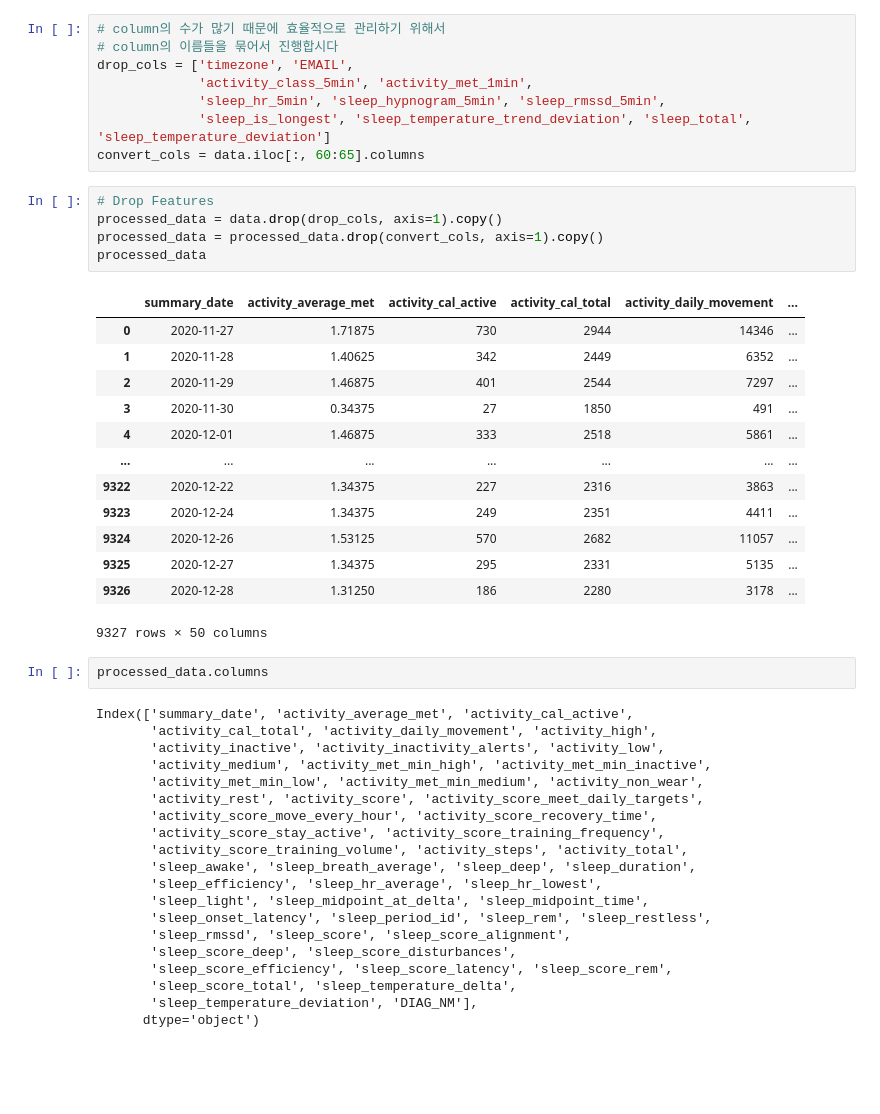
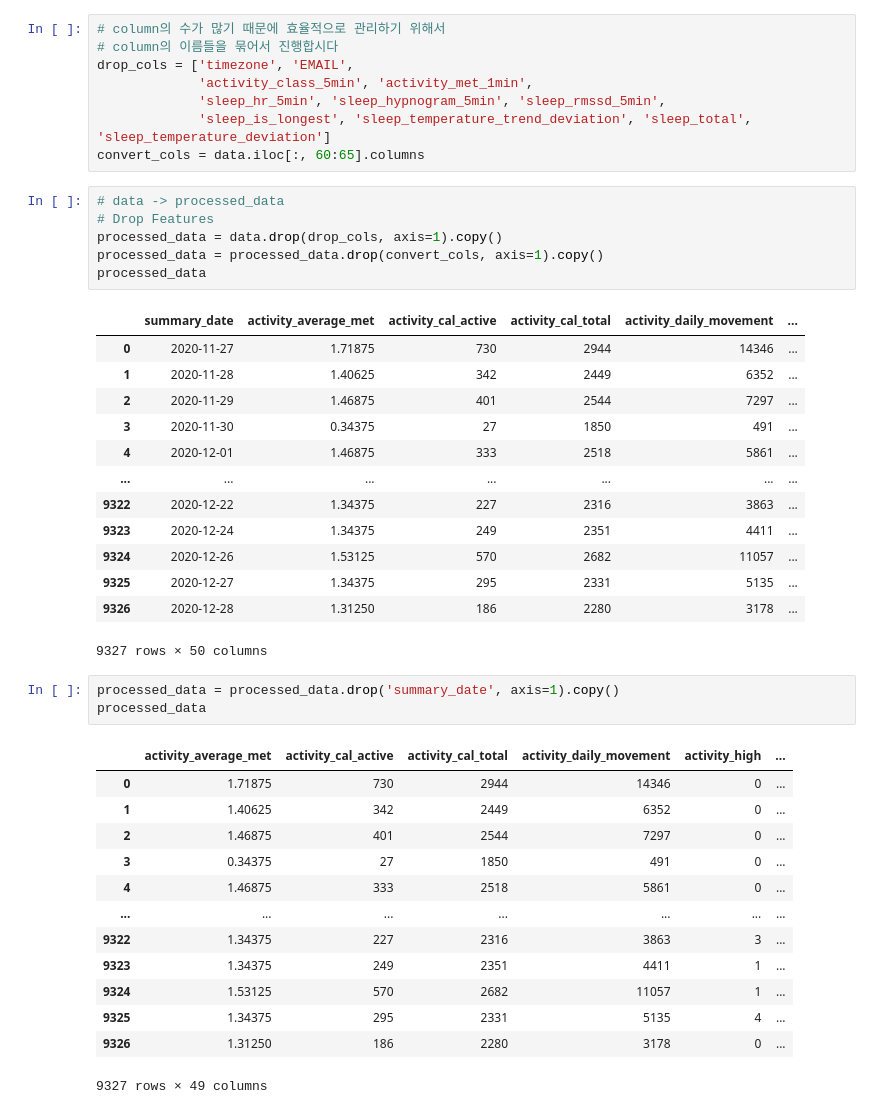
Before and after one commit to NumpyGonHey/Dementia_clf, a Jupyter notebook: dolphin/baseline.ipynb, the cells around one changed output. Drawn from its saved outputs; the diff is of its cells as text; blank space fills up the shorter version.

```diff
--- a/dolphin/baseline.ipynb
+++ b/dolphin/baseline.ipynb
@@ -164,6 +164,7 @@ drop_cols = ['timezone', 'EMAIL',
              'sleep_is_longest', 'sleep_temperature_trend_deviation', 'sleep_total', 'sleep_temperature_deviation']
 convert_cols = data.iloc[:, 60:65].columns
 # %%
+# data -> processed_data
 # Drop Features
 processed_data = data.drop(drop_cols, axis=1).copy()
 processed_data = processed_data.drop(convert_cols, axis=1).copy()
@@ -182,25 +183,20 @@ processed_data
 | 9325 | 2020-12-27 | 1.34375 | 295 | 2331 | 5135 | ... |
 | 9326 | 2020-12-28 | 1.31250 | 186 | 2280 | 3178 | ... |
 9327 rows × 50 columns
-# %%
-processed_data.columns
-# %% [output]
-Index(['summary_date', 'activity_average_met', 'activity_cal_active',
-       'activity_cal_total', 'activity_daily_movement', 'activity_high',
-       'activity_inactive', 'activity_inactivity_alerts', 'activity_low',
-       'activity_medium', 'activity_met_min_high', 'activity_met_min_inactive',
-       'activity_met_min_low', 'activity_met_min_medium', 'activity_non_wear',
-       'activity_rest', 'activity_score', 'activity_score_meet_daily_targets',
-       'activity_score_move_every_hour', 'activity_score_recovery_time',
-       'activity_score_stay_active', 'activity_score_training_frequency',
-       'activity_score_training_volume', 'activity_steps', 'activity_total',
-       'sleep_awake', 'sleep_breath_average', 'sleep_deep', 'sleep_duration',
-       'sleep_efficiency', 'sleep_hr_average', 'sleep_hr_lowest',
-       'sleep_light', 'sleep_midpoint_at_delta', 'sleep_midpoint_time',
-       'sleep_onset_latency', 'sleep_period_id', 'sleep_rem', 'sleep_restless',
-       'sleep_rmssd', 'sleep_score', 'sleep_score_alignment',
-       'sleep_score_deep', 'sleep_score_disturbances',
-       'sleep_score_efficiency', 'sleep_score_latency', 'sleep_score_rem',
-       'sleep_score_total', 'sleep_temperature_delta',
-       'sleep_temperature_deviation', 'DIAG_NM'],
-      dtype='object')
+# %%
+processed_data = processed_data.drop('summary_date', axis=1).copy()
+processed_data
+# %% [output]
+|  | activity_average_met | activity_cal_active | activity_cal_total | activity_daily_movement | activity_high | ... |
+| 0 | 1.71875 | 730 | 2944 | 14346 | 0 | ... |
+| 1 | 1.40625 | 342 | 2449 | 6352 | 0 | ... |
+| 2 | 1.46875 | 401 | 2544 | 7297 | 0 | ... |
+| 3 | 0.34375 | 27 | 1850 | 491 | 0 | ... |
+| 4 | 1.46875 | 333 | 2518 | 5861 | 0 | ... |
+| ... | ... | ... | ... | ... | ... | ... |
+| 9322 | 1.34375 | 227 | 2316 | 3863 | 3 | ... |
+| 9323 | 1.34375 | 249 | 2351 | 4411 | 1 | ... |
+| 9324 | 1.53125 | 570 | 2682 | 11057 | 1 | ... |
+| 9325 | 1.34375 | 295 | 2331 | 5135 | 4 | ... |
+| 9326 | 1.31250 | 186 | 2280 | 3178 | 0 | ... |
+9327 rows × 49 columns
```
Also changed, not shown: parts of 15 cells of this notebook.
